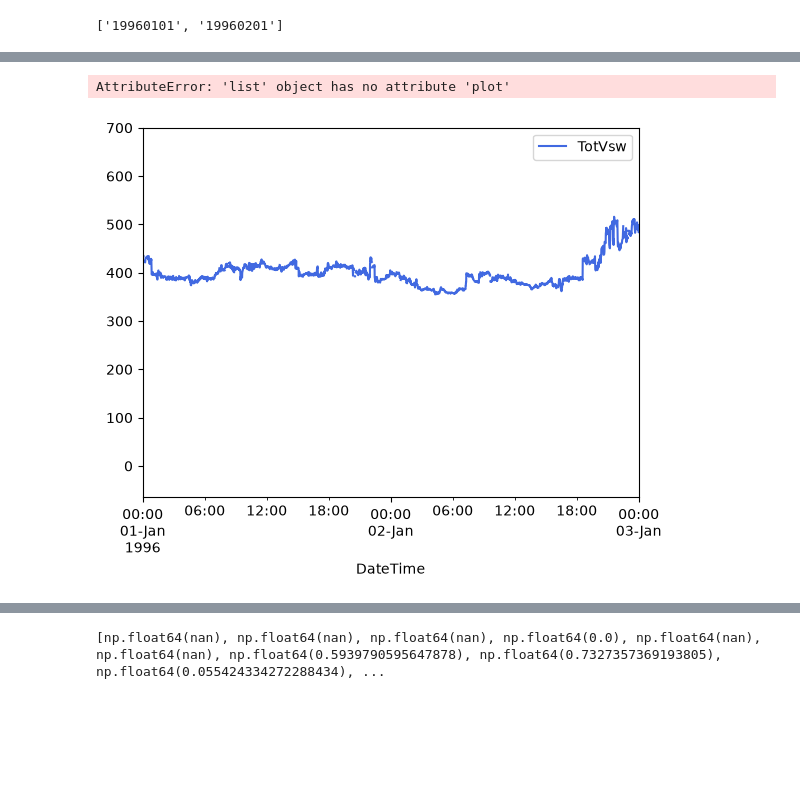
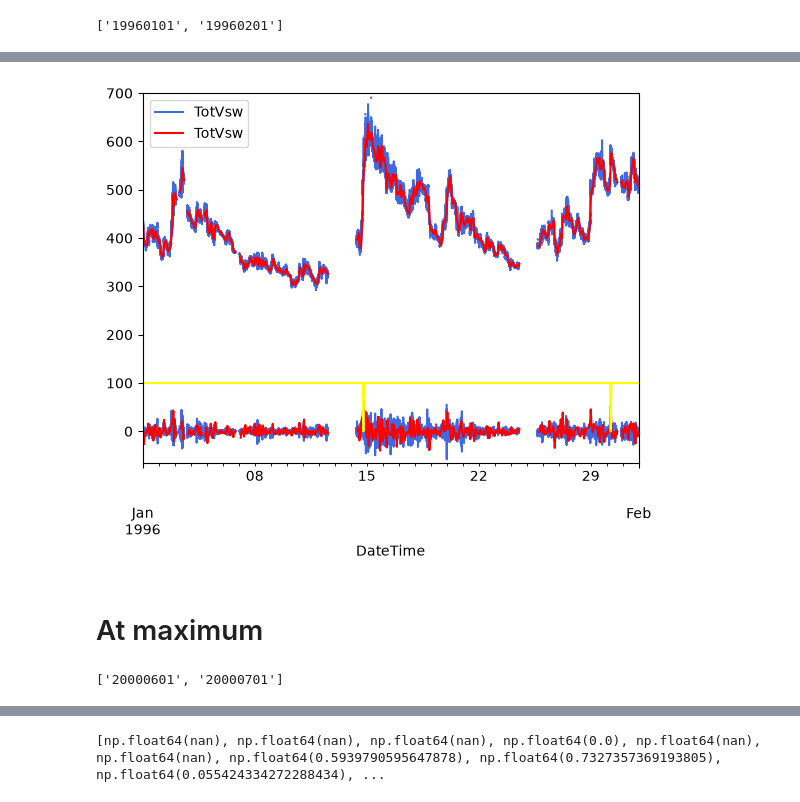
Before and after one commit to rahyndman/SolarWindCode, a Jupyter notebook: SteadinessTesting.ipynb, the cells around one changed output, grey strips where cells are left out. Saved outputs shown, nothing was run; the diff lists cells and outputs as text; code cells hidden in the pictures; blank space fills up the shorter version.

```diff
--- a/SteadinessTesting.ipynb
+++ b/SteadinessTesting.ipynb
@@ -795,6 +770,8 @@ resampledTS2 = TimeSeries(resampled2)
 # %%
 Columns = ["TotVsw"]#, "Vx_GSE", "Vy_GSE", "Vz_GSE"]
 # xlim = [Start, End]
+ZoomStart = "1996-01-01 00:00"
+ZoomEnd = "1996-01-01 04:00"
 xlim = [ZoomStart, ZoomEnd]
 # ylim = [250, 700]
 ylim = [-65, 700]
@@ -805,7 +782,7 @@ fig, ax = plt.subplots()
 PlotVsw(dataTimeSerieses[0], Columns=["TotVsw"], XLim = xlim, YLim = ylim, Color = color1, Label = "Raw data")
 
 # Plot timeseries with resampled data
-# PlotVsw(resampledTS, Columns=["TotVsw"], XLim = xlim, YLim = ylim, Color = color2, Label = "Resampled at " + rate)
+PlotVsw(resampledTS, Columns=["TotVsw"], XLim = xlim, YLim = ylim, Color = color2, Label = "Resampled at " + rate)
 # PlotVsw(resampledTS2, Columns=["TotVsw"], XLim = xlim, YLim = ylim, Color = color3, Label = "Resampled at " + rate2)
 
 # PlotVsw(dataTimeSerieses[0].resample("5min").sum(), Columns=["TotVsw"], XLim = xlim) # .sum() or no?
@@ -821,19 +798,42 @@ print( "Variance of resampled (" + rate2 + ") data = " + str(dataTimeSeriesVar))
 # Plot "derivative" of data
 
 Diff = dataTimeSerieses[0].to_dataframe()["TotVsw"].diff()
+DiffResampled = resampled["TotVsw"].diff()
 print(Diff)
+print(DiffResampled)
 
 
-# Diff.plot()
+Diff.plot(color=color1)
+DiffResampled.plot(color=color2)
 
-# print()
+ThresholdOfChange = 50
+# DiffSteadyOrNot = Diff.where(abs(Diff) < ThresholdOfChange, "notsteady") # .where() replaces where the condition is NOT met (False)
+# DiffSteadyOrNot = DiffSteadyOrNot.where(abs(Diff) > ThresholdOfChange, "steady")
+# # DiffSteadyOrNot = DiffSteadyOrNot.where(abs(Diff) != np.nan, "nan") # get nans back
+DiffSteadyOrNot = Diff.where(abs(Diff) < ThresholdOfChange, 0) # .where() replaces where the condition is NOT met (False)
+DiffSteadyOrNot = DiffSteadyOrNot.where(abs(Diff) > ThresholdOfChange, 1)
+print(DiffSteadyOrNot)
 
-DiffAdj = []
-for i in range(len(Diff)):
-    diffAdj = Diff.values[i] + (dataTimeSerieses[0].to_dataframe()["TotVsw"].mean())
-    DiffAdj.append(diffAdj)
+# DiffResampledSteadyOrNot = DiffResampled.where(abs(DiffResampled) < ThresholdOfChange, "notsteady") # .where() replaces where the condition is NOT met (False)
+# DiffResampledSteadyOrNot = DiffResampledSteadyOrNot.where(abs(DiffResampled) > ThresholdOfChange, "steady")
+# # DiffResampledSteadyOrNot = DiffResampledSteadyOrNot.where(abs(DiffResampled) != np.nan, "nan") # get nans back
+DiffResampledSteadyOrNot = DiffResampled.where(abs(DiffResampled) < ThresholdOfChange, 0) # .where() replaces where the condition is NOT met (False)
+DiffResampledSteadyOrNot = DiffResampledSteadyOrNot.where(abs(DiffResampled) > ThresholdOfChange, 1)
+print(DiffResampledSteadyOrNot)
 
-DiffAdj.plot()
+DiffResampledSteadyOrNotAdj = DiffResampledSteadyOrNot*100
+DiffResampledSteadyOrNotAdj.plot(color="yellow")
+
+
+print( "unique values = " + str(DiffResampledSteadyOrNotAdj.value_counts()))
+# DiffAdj = []
+# for i in range(len(Diff)):
+#     diffAdj = Diff.values[i] + (dataTimeSerieses[0].to_dataframe()["TotVsw"].mean())
+#     DiffAdj.append(diffAdj)
+
+# DiffAdj.plot()
+
+
 
 # derivative = []
 # # dataToDerive = dataTimeSerieses[0].to_dataframe()["TotVsw"]
@@ -881,2 +881,3 @@ Name: TotVsw, Length: 44640, dtype: float64
-AttributeError: 'list' object has no attribute 'plot'
-[figure, old version]
+[figure, new version]
+# %% [markdown]
+# At maximum
@@ -882,0 +895,31 @@ AttributeError: 'list' object has no attribute 'plot'
+# %%
+
+#Separated by data source as files may have different file name conventions
+if DataSource == "Wind": # If WIND data
+    YearlyRange = Yearly(Start, End, frequency = 'MS') #Get range of dates needed # changed to monthly
+    print(YearlyRange)
+    dataTimeSerieses = [] # empty array for data
+    # StartAndEnd = [] # empty array for start and end times
+    for i in range(len(YearlyRange)-1): # for each date range in time range needed
+        StartDate = YearlyRange[i] # first file in range
+        if YearlyRange[i][4:6] == "01" or YearlyRange[i][4:6] == "03" or YearlyRange[i][4:6] == "05" or YearlyRange[i][4:6] == "07":
+            EndDate = YearlyRange[i][0:6] + "31" # last file in range
+        elif YearlyRange[i][4:6] == "02":
+            EndDate = YearlyRange[i][0:6] + "29" # last file in range
+        elif YearlyRange[i][4:6] == "04" or YearlyRange[i][4:6] == "06" or YearlyRange[i][4:6] == "08":
+                EndDate = YearlyRange[i][0:6] + "30" # last file in range
+        # print(StartDate, EndDate)
+        # DateRange = ReadDates(StartDate, EndDate) # get date range
+        dataFound = FindDataWind(DataDirectory, dataName, StartDate, EndDate) # find data
+        dataTS = dfToSeries(dataFound) # convert to timeseries
+        dataTS = AddTotVsw(dataTS) # add totvsw
+        # dataTS = AddBMag(dataTS) # add bmag
+        # dataTS = AddLogBMag(dataTS)
+        # dataTS = AddLogBX(dataTS)
+        dataTimeSerieses.append(dataTS) # add to data array
+        # StartAndEnd.append([StartDate, EndDate]) # add start and end dates to times array
+
+else: # if not wind (or other coded sources)
+    print("Data source not known") # give error message
+# %% [output]
+['20000601', '20000701']
```
Also changed, not shown: parts of 25 cells of this notebook, 1 other file.
